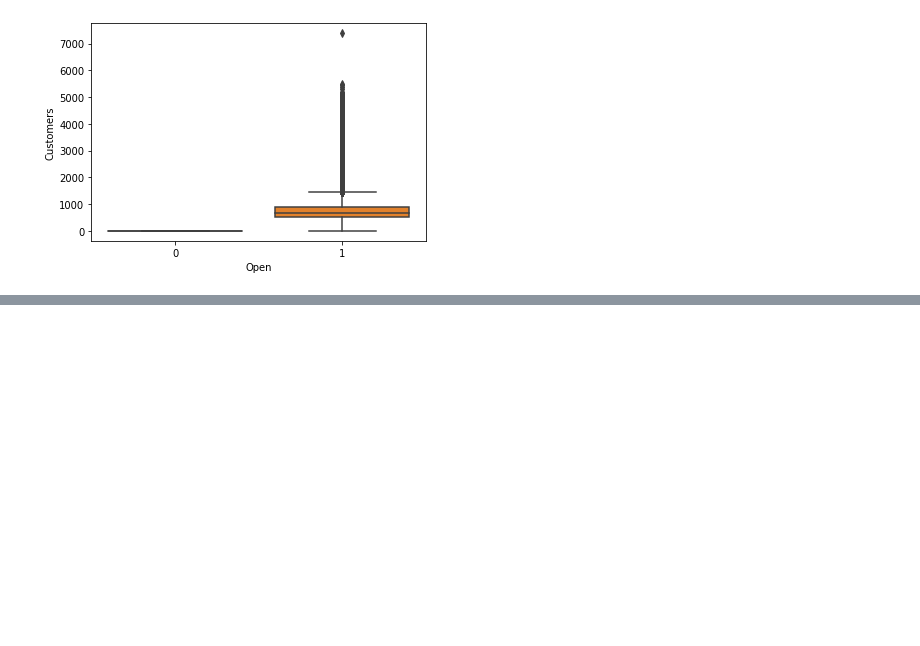
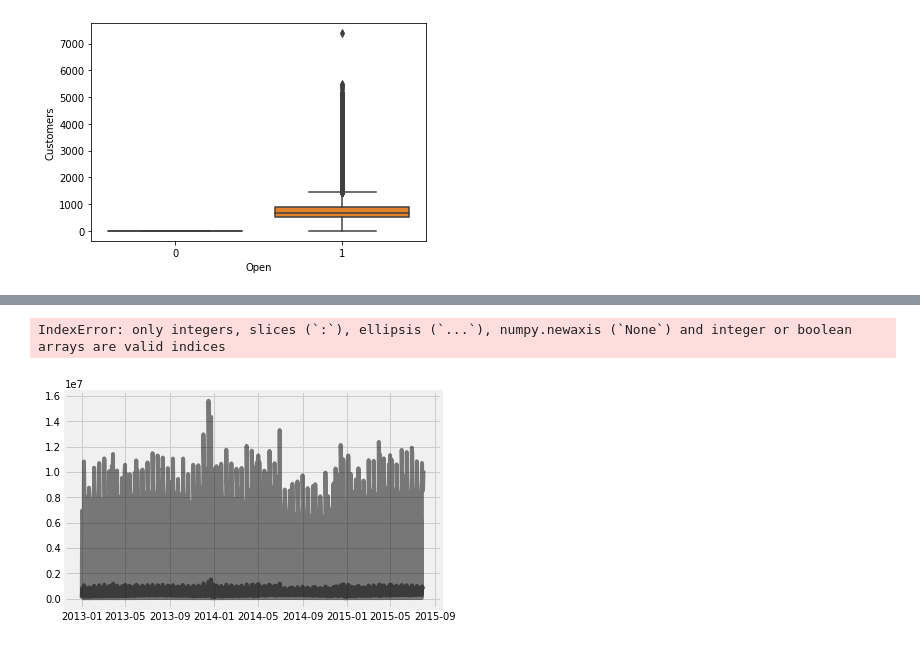
Before and after one commit to fbagire/pharmaceutical_sales_forecast, a Jupyter notebook: notebook/EDA.ipynb, the cells around one changed output, grey strips where cells are left out. Saved outputs shown, nothing was run; the diff lists cells and outputs as text; code cells hidden in the pictures; blank space fills up the shorter version.

Commit message:
Holidays marking

```diff
--- a/notebook/EDA.ipynb
+++ b/notebook/EDA.ipynb
@@ -218,0 +224,29 @@ Name: StateHoliday, dtype: int64
+# %%
+train_grouped=train_df.groupby(by='Date').aggregate({'Sales':'sum','Customers':'sum','StateHoliday':'unique'})
+# .plot(subplots=True,sharex=False,figsize=(12,8))
+# %%
+train_grouped['StateHoliday']=train_grouped['StateHoliday'].apply(lambda x: x[0])
+# %%
+public_holiday=train_grouped.query("StateHoliday=='Public Holiday'").index
+xmas=train_grouped.query("StateHoliday=='Christmas'").index
+easter=train_grouped.query("StateHoliday=='Easter Holiday'").index
+# %%
+#plot lines
+def highlight_datetimes(indices, ax):
+    i = 0
+    while i < len(indices)-1:
+        ax.axvspan(df.index[indices[i]], df.index[indices[i] + 1], facecolor='green', edgecolor='none', alpha=.5)
+        i += 1
+# %%
+fig, axes = plt.subplots(nrows=1, ncols=1, sharex=True)
+
+
+for v in train_grouped.columns.difference(['StateHoliday']).tolist():
+    axes.plot(train_grouped[v], label=v, color='black', alpha=.5)
+
+
+#highlight areas
+highlight_datetimes(public_holiday, axes)
+# %% [output]
+IndexError: only integers, slices (`:`), ellipsis (`...`), numpy.newaxis (`None`) and integer or boolean arrays are valid indices
+[figure, added]
```
Also changed, not shown: parts of 15 cells of this notebook.
